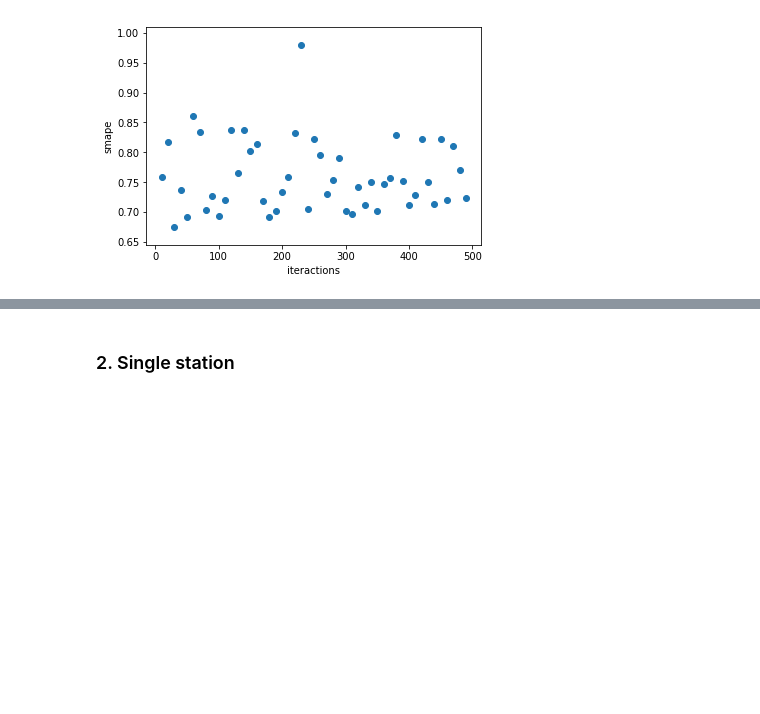
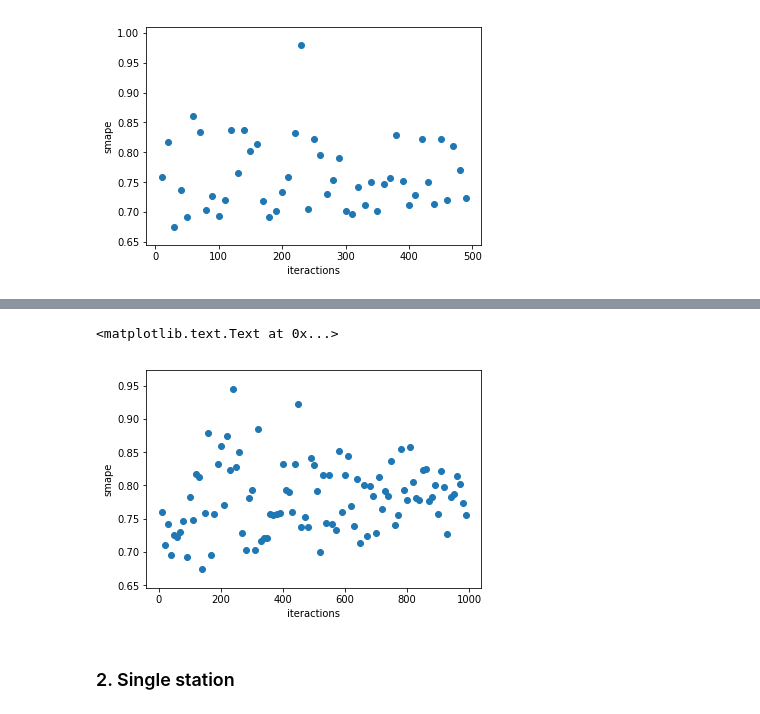
Before and after one commit to txytju/air-quality-prediction, a Jupyter notebook: hyper_parameters_tuning.ipynb, the cells around one changed output, grey strips where cells are left out. Saved outputs shown, nothing was run; the diff lists cells and outputs as text; code cells hidden in the pictures; blank space fills up the shorter version.

```diff
--- a/hyper_parameters_tuning.ipynb
+++ b/hyper_parameters_tuning.ipynb
@@ -151,0 +156,2 @@ plt.ylabel("smape")
+# %%
+df = pd.read_csv("data/meo_and_aq_seq2seq_result.csv")
@@ -151,0 +167,4 @@ plt.ylabel("smape")
+# %%
+name_group = {"1.0361837465206851":"smape", "multivariate_0_iteractions":"iteraction"}
+df.rename(columns=name_group, inplace=True)
+df['iteraction'] = df['iteraction'].apply(lambda x : x.split("_")[1])
@@ -152,3 +185,10 @@ plt.ylabel("smape")
+# %%
+plt.scatter(df["iteraction"].values, df["smape"].values)
+plt.xlabel("iteractions")
+plt.ylabel("smape")
+# %% [output]
+<matplotlib.text.Text at 0x...>
+[figure, added]
 # %% [markdown]
 ### 2. Single station
 # %% [markdown]
```
Also changed, not shown: parts of 4 cells of this notebook, 2 other files.
